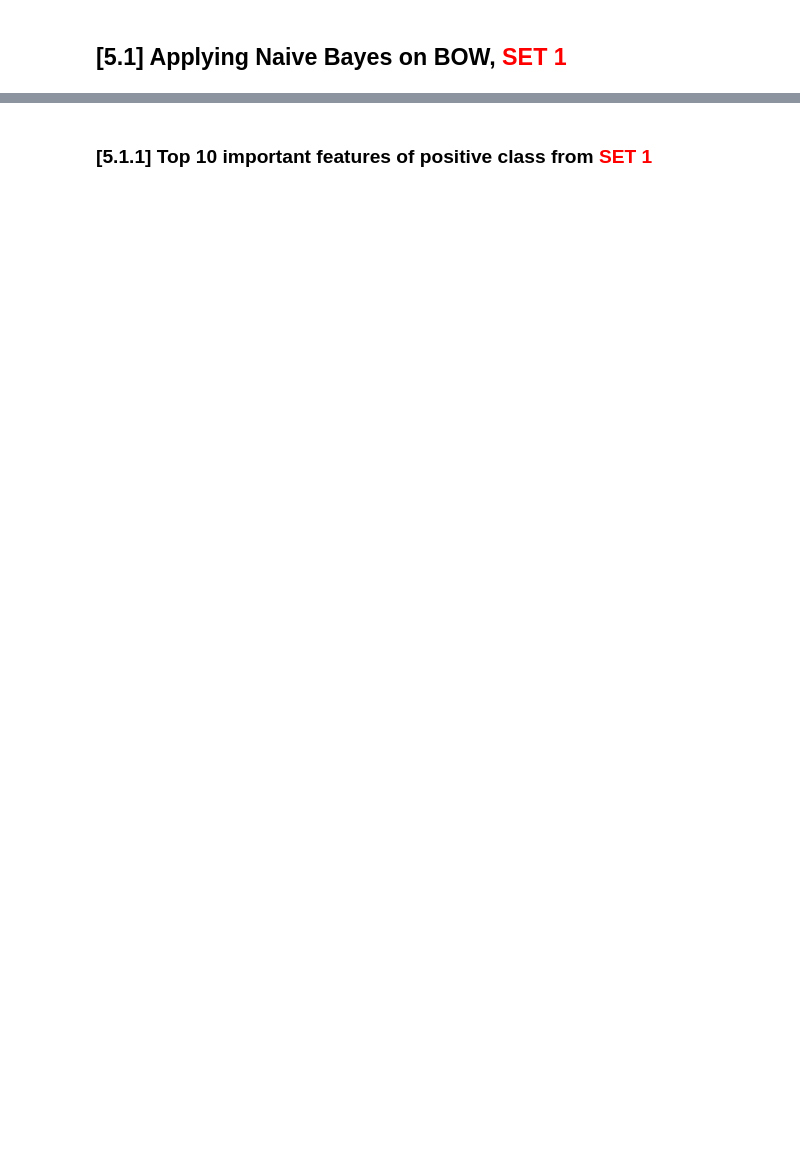
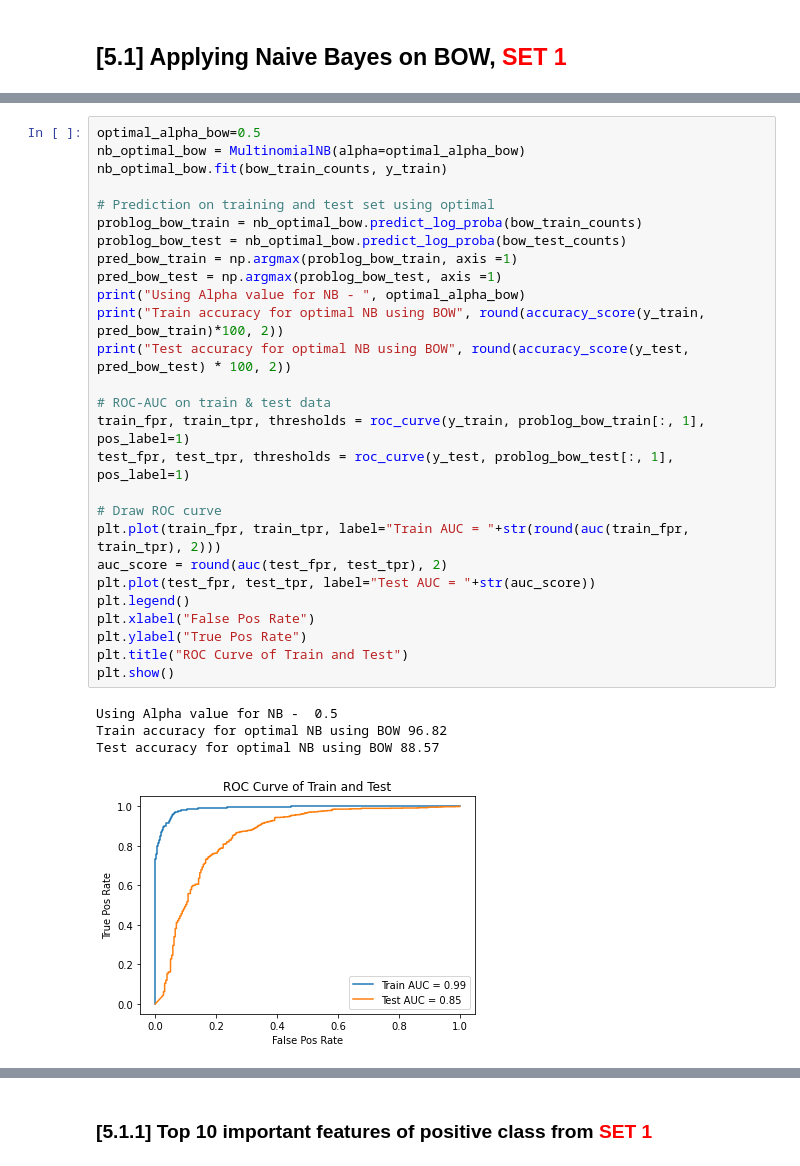
Before and after one commit to sidharthjain97/amazon-fine-food-reviews, a Jupyter notebook: NaiveBayes_Amazon_Fine_Food_Reviews_Analysis.ipynb, the cells around one changed output, grey strips where cells are left out. Drawn from its saved outputs; the diff is of its cells as text; blank space fills up the shorter version.

```diff
--- a/NaiveBayes_Amazon_Fine_Food_Reviews_Analysis.ipynb
+++ b/NaiveBayes_Amazon_Fine_Food_Reviews_Analysis.ipynb
@@ -650,0 +747,32 @@ for sent in tqdm(list_of_sentance): # for each review/sentence
+# %%
+optimal_alpha_bow=0.5
+nb_optimal_bow = MultinomialNB(alpha=optimal_alpha_bow)
+nb_optimal_bow.fit(bow_train_counts, y_train)
+
+# Prediction on training and test set using optimal
+problog_bow_train = nb_optimal_bow.predict_log_proba(bow_train_counts)
+problog_bow_test = nb_optimal_bow.predict_log_proba(bow_test_counts)
+pred_bow_train = np.argmax(problog_bow_train, axis =1)
+pred_bow_test = np.argmax(problog_bow_test, axis =1)
+print("Using Alpha value for NB - ", optimal_alpha_bow)
+print("Train accuracy for optimal NB using BOW", round(accuracy_score(y_train, pred_bow_train)*100, 2))
+print("Test accuracy for optimal NB using BOW", round(accuracy_score(y_test, pred_bow_test) * 100, 2))
+
+# ROC-AUC on train & test data
+train_fpr, train_tpr, thresholds = roc_curve(y_train, problog_bow_train[:, 1], pos_label=1)
+test_fpr, test_tpr, thresholds = roc_curve(y_test, problog_bow_test[:, 1], pos_label=1)
+
+# Draw ROC curve
+plt.plot(train_fpr, train_tpr, label="Train AUC = "+str(round(auc(train_fpr, train_tpr), 2)))
+auc_score = round(auc(test_fpr, test_tpr), 2)
+plt.plot(test_fpr, test_tpr, label="Test AUC = "+str(auc_score))
+plt.legend()
+plt.xlabel("False Pos Rate")
+plt.ylabel("True Pos Rate")
+plt.title("ROC Curve of Train and Test")
+plt.show()
+# %% [output]
+Using Alpha value for NB -  0.5
+Train accuracy for optimal NB using BOW 96.82
+Test accuracy for optimal NB using BOW 88.57
+[figure, added]
```
Also changed, not shown: parts of 33 cells of this notebook.
